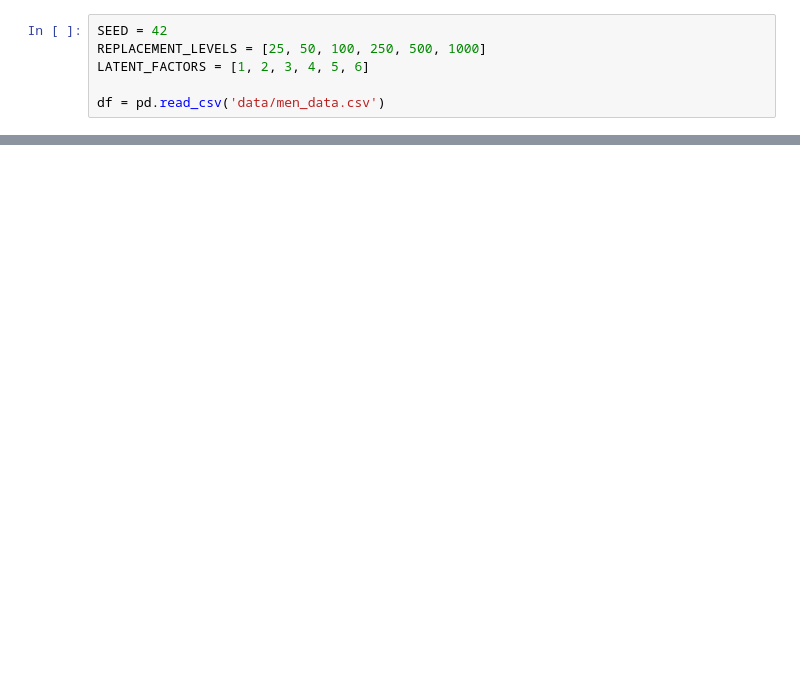
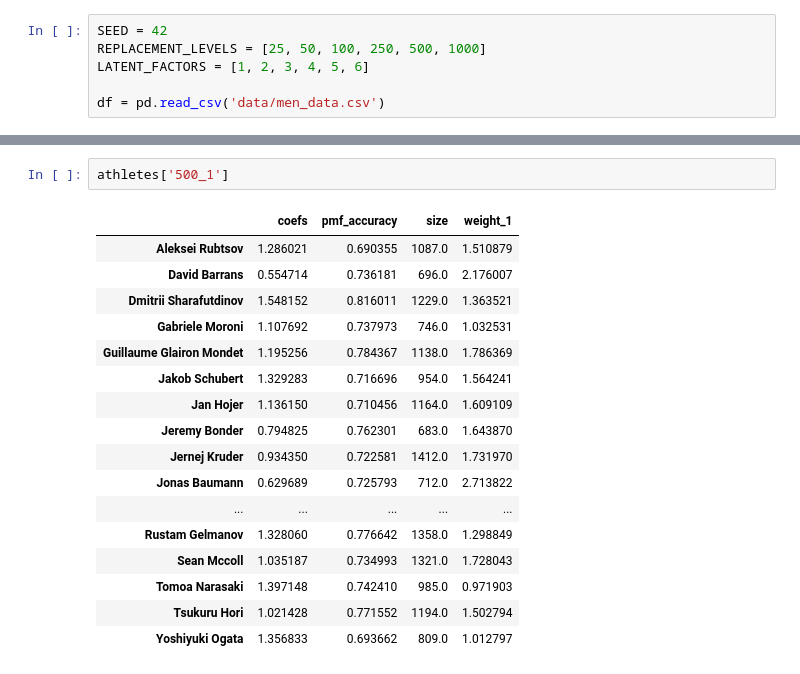
Before and after one commit to baronet2/boulder2vec, a Jupyter notebook: embeddings.ipynb, the cells around one changed output, grey strips where cells are left out. Cells and saved outputs as stored; diff of their text form; blank space fills up the shorter version.

```diff
--- a/embeddings.ipynb
+++ b/embeddings.ipynb
@@ -115,0 +142,20 @@ https://scikit-learn.org/stable/model_persistence.html#security-maintainability-
+# %%
+athletes['500_1']
+# %% [output]
+|  | coefs | pmf_accuracy | size | weight_1 |
+| Aleksei Rubtsov | 1.286021 | 0.690355 | 1087.0 | 1.510879 |
+| David Barrans | 0.554714 | 0.736181 | 696.0 | 2.176007 |
+| Dmitrii Sharafutdinov | 1.548152 | 0.816011 | 1229.0 | 1.363521 |
+| Gabriele Moroni | 1.107692 | 0.737973 | 746.0 | 1.032531 |
+| Guillaume Glairon Mondet | 1.195256 | 0.784367 | 1138.0 | 1.786369 |
+| Jakob Schubert | 1.329283 | 0.716696 | 954.0 | 1.564241 |
+| Jan Hojer | 1.136150 | 0.710456 | 1164.0 | 1.609109 |
+| Jeremy Bonder | 0.794825 | 0.762301 | 683.0 | 1.643870 |
+| Jernej Kruder | 0.934350 | 0.722581 | 1412.0 | 1.731970 |
+| Jonas Baumann | 0.629689 | 0.725793 | 712.0 | 2.713822 |
+| ... | ... | ... | ... | ... |
+| Rustam Gelmanov | 1.328060 | 0.776642 | 1358.0 | 1.298849 |
+| Sean Mccoll | 1.035187 | 0.734993 | 1321.0 | 1.728043 |
+| Tomoa Narasaki | 1.397148 | 0.742410 | 985.0 | 0.971903 |
+| Tsukuru Hori | 1.021428 | 0.771552 | 1194.0 | 1.502794 |
+| Yoshiyuki Ogata | 1.356833 | 0.693662 | 809.0 | 1.012797 |
```
Also changed, not shown: parts of 6 cells of this notebook, 6 other files.
